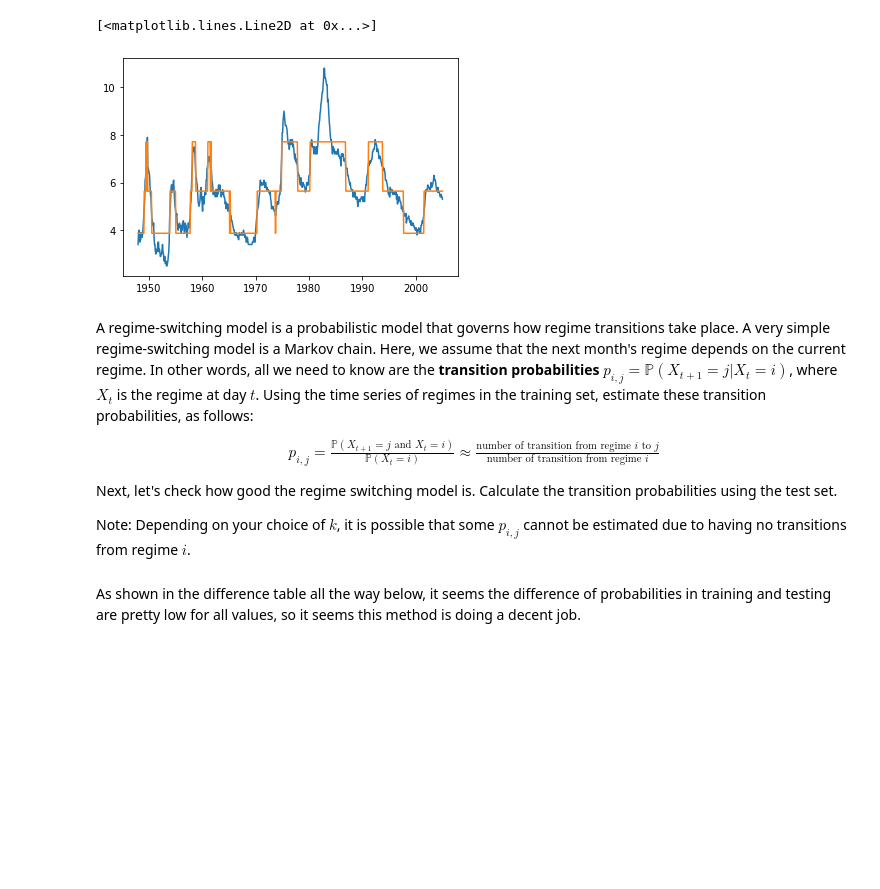
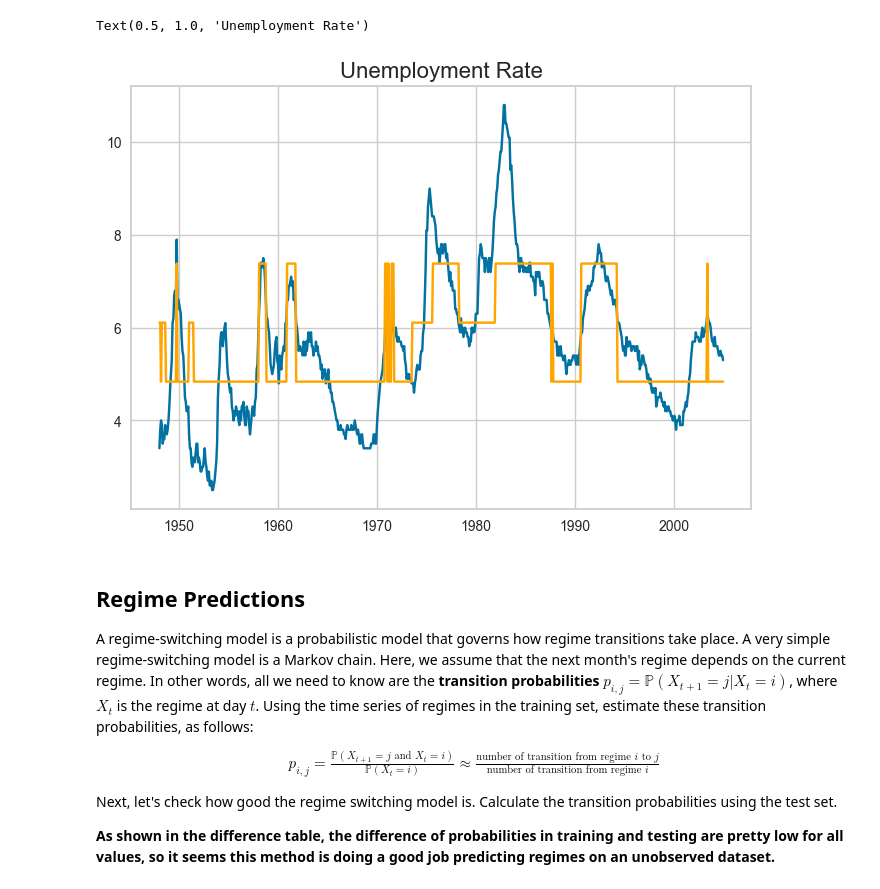
Before and after one commit to yoonoolee/finding_regimes_in_time_series, a Jupyter notebook: finding_regimes_in_time_series.ipynb, the cells around one changed output. Drawn from its saved outputs; the diff is of its cells as text; code cells hidden in the pictures; blank space fills up the shorter version.

```diff
--- a/finding_regimes_in_time_series.ipynb
+++ b/finding_regimes_in_time_series.ipynb
@@ -25,0 +97,6 @@ There's not a clear "elbow" from the inertia plot so we can look at the silhouet
+# %%
+split_date = '2005-1-1'
+training = data[:split_date]
+testing = data[split_date:]
+
+print(training.shape, testing.shape)
@@ -110,0 +164,16 @@ Report the centroid of the regimes. For the training set, plot the inflation rat
+# %%
+plt.figure(figsize=(12, 12))
+
+for idx, k in enumerate(ks):
+    ax = plt.subplot(3, 3, idx + 1)
+    model = KMeans(n_clusters=k, n_init=10, random_state=42)
+    visualizer = SilhouetteVisualizer(model, colors='yellowbrick', ax=ax)
+    visualizer.fit(train) # fits model and computes silhouette scores
+    # remove the red average silhouette score legend as it creates clutter
+    for line in ax.lines:
+        line.set_label('_nolegend_')
+    visualizer.finalize()
+    plt.title(f"k={k}", fontsize=14)
+
+plt.tight_layout()
+plt.show()
@@ -192,9 +271,11 @@ for centroids in centroids_list:
 # %%
-# Unscaled clusters
 best_k = 3
-kmc_unscaled = KMeans(n_clusters=best_k, random_state=42).fit(training)
-centroids_unscaled_train = kmc_unscaled.cluster_centers_
-unscaled_pred_train = kmc_unscaled.labels_ # also the index of its centroid in centroids_unscaled_train
+kmc_scaled = KMeans(n_clusters=best_k, n_init=10, random_state=42).fit(train)
 
-centroids_CPIAUSL = [centroids_unscaled_train[i,0] for i in unscaled_pred_train]
-centroids_UNRATE = [centroids_unscaled_train[i,1] for i in unscaled_pred_train]
+centroids_scaled_train = kmc_scaled.cluster_centers_ # (k, 2)
+scaled_pred_train = kmc_scaled.labels_ # also the index of its centroid in centroids_unscaled_train, (training rows, 1)
+
+centroids = scaler.inverse_transform(centroids_scaled_train) # scale units back to original for plotting
+
+centroids_Inflation = [centroids[i,0] for i in scaled_pred_train]
+centroids_UNRATE = [centroids[i,1] for i in scaled_pred_train]
@@ -208,17 +289,18 @@ plt.plot(training.index, centroids_CPIAUSL)
 # %%
 plt.plot(training['UNRATE'])
-plt.plot(training.index, centroids_UNRATE)
+plt.plot(training.index, centroids_UNRATE, color='orange')
+plt.title('Unemployment Rate', fontsize=16)
 # %% [output]
-[<matplotlib.lines.Line2D at 0x...>]
+Text(0.5, 1.0, 'Unemployment Rate')
-[figure, old version]
+[figure, new version]
 # %% [markdown]
+## Regime Predictions
+
 A regime-switching model is a probabilistic model that governs how regime transitions take place. A very simple regime-switching model is a Markov chain. Here, we assume that the next month's regime depends on the current regime. In other words, all we need to know are the **transition probabilities** $p_{i,j} = \mathbb{P}(X_{t+1}=j|X_t=i)$, where $X_t$ is the regime at day $t$. Using the time series of regimes in the training set, estimate these transition probabilities, as follows:
 \begin{align*}
     p_{i,j} = \frac{\mathbb{P}(X_{t+1}=j \text{ and } X_t=i)}{\mathbb{P}(X_t=i)}\approx \frac{\text{number of transition from regime $i$ to $j$}}{\text{number of transition from regime $i$}}
 \end{align*}
 Next, let's check how good the regime switching model is. Calculate the transition probabilities using the test set.
 
-Note: Depending on your choice of $k$, it is possible that some $p_{i,j}$ cannot be estimated due to  having no transitions from regime $i$.
+**As shown in the difference table, the difference of probabilities in training and testing are pretty low for all values, so it seems this method is doing a good job predicting regimes on an unobserved dataset.**
-# %% [markdown]
-As shown in the difference table all the way below, it seems the difference of probabilities in training and testing are pretty low for all values, so it seems this method is doing a decent job.
 # %%
```
Also changed, not shown: parts of 33 cells of this notebook, 3 other files.
